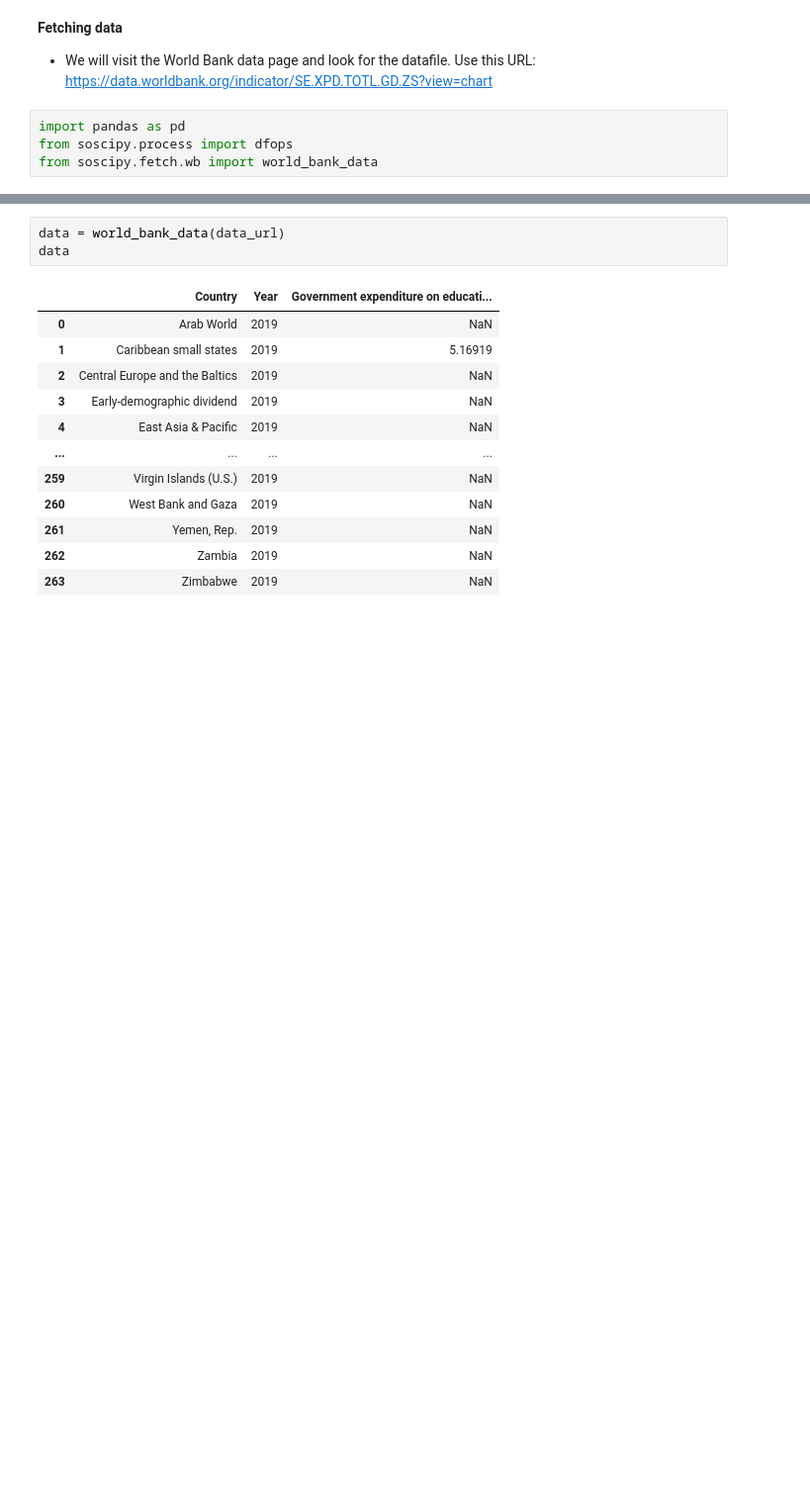
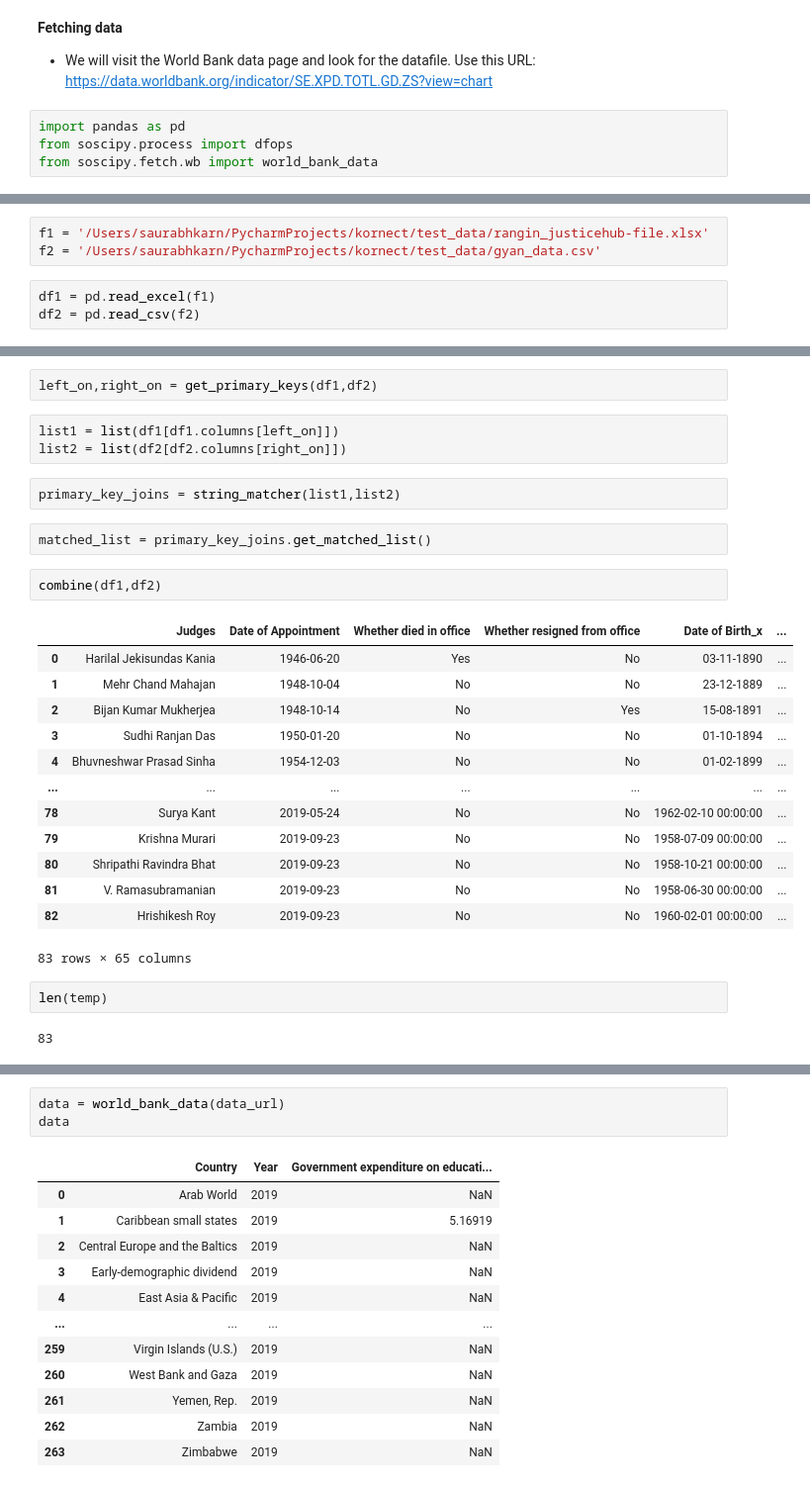
Before and after one commit to karnsaurabhkumar/soscipy, a Jupyter notebook: examples/Data Analysis.ipynb, the cells around one changed output, grey strips where cells are left out. Shown at 99% size. Drawn from its saved outputs; the diff is of its cells as text; blank space fills up the shorter version.

Commit message:
Fixed issues with string matcher

```diff
--- a/examples/Data Analysis.ipynb
+++ b/examples/Data Analysis.ipynb
@@ -32,0 +102,6 @@ from soscipy.fetch.wb import world_bank_data
+# %%
+f1 = '/Users/saurabhkarn/PycharmProjects/kornect/test_data/rangin_justicehub-file.xlsx'
+f2 = '/Users/saurabhkarn/PycharmProjects/kornect/test_data/gyan_data.csv'
+# %%
+df1 = pd.read_excel(f1)
+df2 = pd.read_csv(f2)
@@ -32,0 +117,29 @@ from soscipy.fetch.wb import world_bank_data
+# %%
+left_on,right_on = get_primary_keys(df1,df2)
+# %%
+list1 = list(df1[df1.columns[left_on]])
+list2 = list(df2[df2.columns[right_on]])
+# %%
+primary_key_joins = string_matcher(list1,list2)
+# %%
+matched_list = primary_key_joins.get_matched_list()
+# %%
+combine(df1,df2)
+# %% [output]
+|  | Judges | Date of Appointment | Whether died in office | Whether resigned from office | Date of Birth_x | ... |
+| 0 | Harilal Jekisundas Kania | 1946-06-20 | Yes | No | 03-11-1890 | ... |
+| 1 | Mehr Chand Mahajan | 1948-10-04 | No | No | 23-12-1889 | ... |
+| 2 | Bijan Kumar Mukherjea | 1948-10-14 | No | Yes | 15-08-1891 | ... |
+| 3 | Sudhi Ranjan Das | 1950-01-20 | No | No | 01-10-1894 | ... |
+| 4 | Bhuvneshwar Prasad Sinha | 1954-12-03 | No | No | 01-02-1899 | ... |
+| ... | ... | ... | ... | ... | ... | ... |
+| 78 | Surya Kant | 2019-05-24 | No | No | 1962-02-10 00:00:00 | ... |
+| 79 | Krishna Murari | 2019-09-23 | No | No | 1958-07-09 00:00:00 | ... |
+| 80 | Shripathi Ravindra Bhat | 2019-09-23 | No | No | 1958-10-21 00:00:00 | ... |
+| 81 | V. Ramasubramanian | 2019-09-23 | No | No | 1958-06-30 00:00:00 | ... |
+| 82 | Hrishikesh Roy | 2019-09-23 | No | No | 1960-02-01 00:00:00 | ... |
+83 rows × 65 columns
+# %%
+len(temp)
+# %% [output]
+83
```
Also changed, not shown: parts of 18 cells of this notebook, 3 other files.
